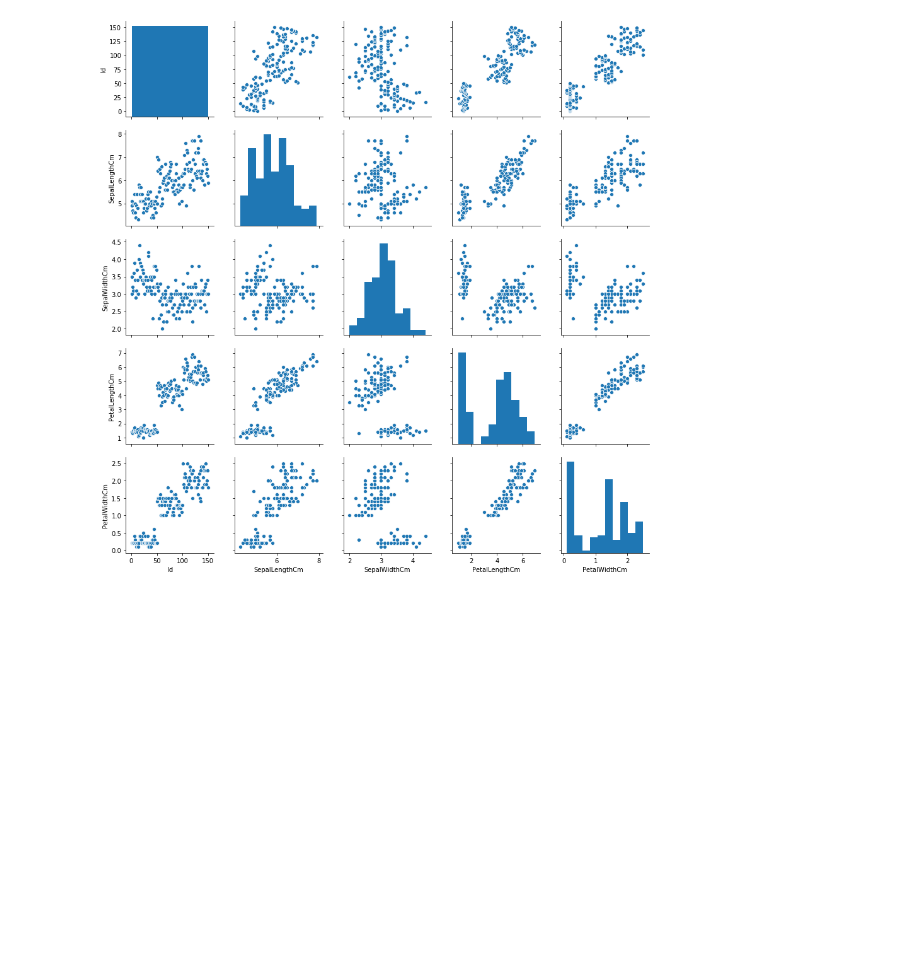
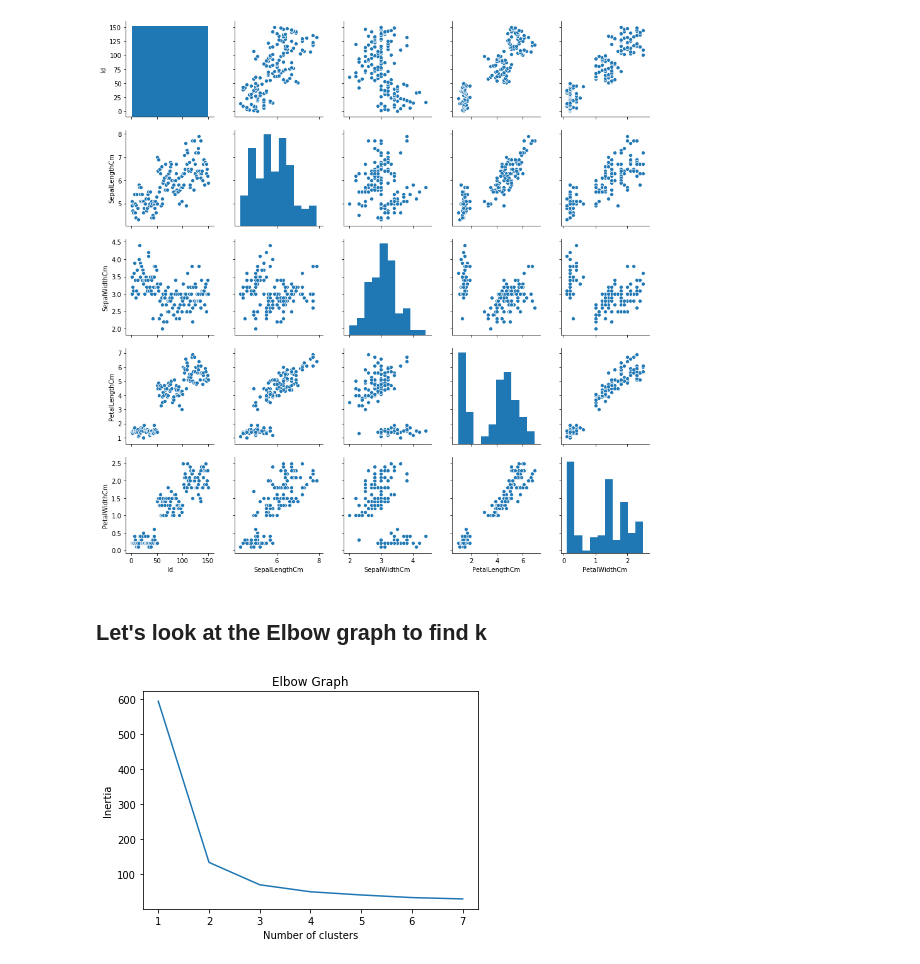
Before and after one commit to Satishblog/The-sparks-foundation-Task-2, a Jupyter notebook: Task 2.ipynb, the cells around one changed output. Cells and saved outputs as stored; diff of their text form; code cells hidden in the pictures; blank space fills up the shorter version.

```diff
--- a/Task 2.ipynb
+++ b/Task 2.ipynb
@@ -237,3 +237,21 @@ sns.pairplot(data=df)
 plt.show()
 # %% [output]
 [figure]
+# %% [markdown]
+## Let's look at the Elbow graph to find k
+# %%
+x = df.iloc[:, [1, 2, 3]].values
+inertias = []
+
+for i in range(1, 8):
+    kmeans = KMeans(n_clusters = i)
+    kmeans.fit(x)
+    inertias.append(kmeans.inertia_)
+
+plt.plot(range(1, 8), inertias)
+plt.title('Elbow Graph')
+plt.xlabel('Number of clusters')
+plt.ylabel('Inertia')
+plt.show()
+# %% [output]
+[figure, added]
```
Also changed, not shown: parts of 11 cells of this notebook.
